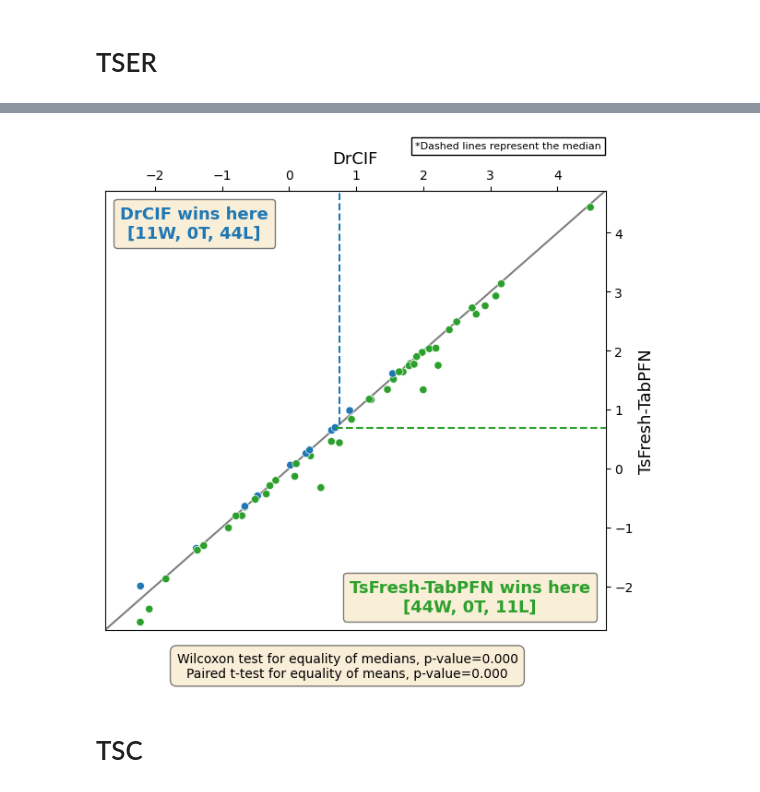
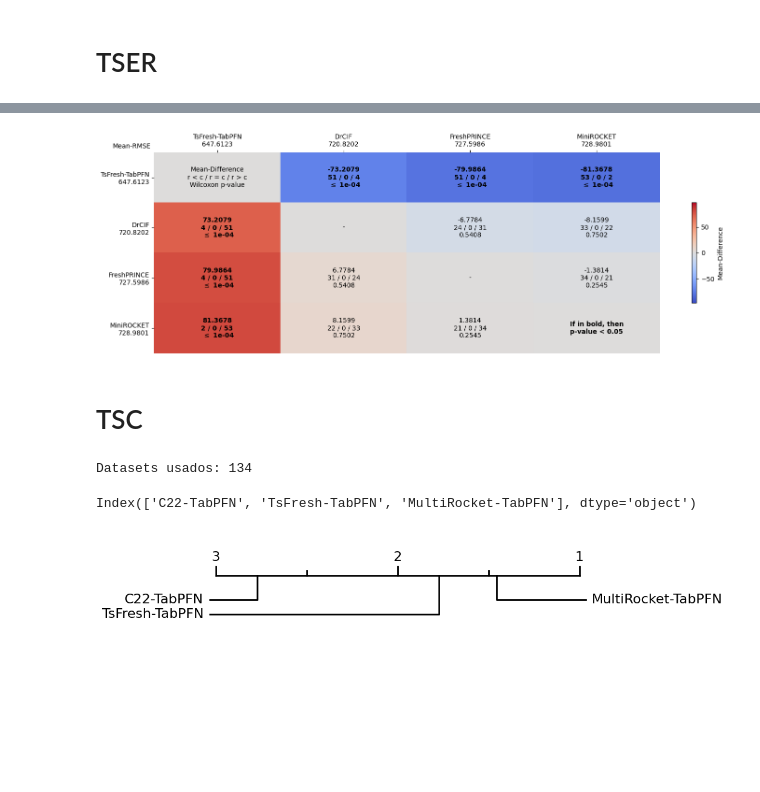
Before and after one commit to gabrielcmerlin/TS2TabPFN, a Jupyter notebook: results.ipynb, the cells around one changed output, grey strips where cells are left out. Saved outputs shown, nothing was run; the diff lists cells and outputs as text; code cells hidden in the pictures; blank space fills up the shorter version.

```diff
--- a/results.ipynb
+++ b/results.ipynb
@@ -76,7 +51,7 @@ model_files = {
     "InceptionT": 'tser/' + "results/InceptionT.csv",
     "MultiROCKET": 'tser/' + "results/MultiROCKET.csv",
     "RotF": 'tser/' + "results/RotF.csv",
-    "TSF": 'tser/' + "results/TSF.csv",
+    # "TSF": 'tser/' + "results/TSF.csv",
     # "RandF": 'tser/' + "results/RandF.csv",
     # "ResNet": 'tser/' + "results/ResNet.csv",
     # "Ridge": 'tser/' + "results/Ridge.csv",
@@ -112,7 +80,0 @@ combined = combined.dropna()
-# %%
-combined = pd.DataFrame(results)
-
-# Remover datasets que não estejam presentes em todos
-combined = combined.dropna()
-
-print("Datasets usados:", len(combined))
@@ -141,41 +93,19 @@ plt.show()
 # %%
-# 1. Carregar os DataFrames
-df_tabpfn = pd.read_csv('tser/results/Tab_tsfresh.csv')
-df_baseline = pd.read_csv('tser/results/DrCIF.csv')
+combined = combined[['TsFresh-TabPFN','DrCIF','FreshPRINCE','MiniROCKET']]
 
-# 2. Selecionar e renomear colunas
-df_tabpfn = df_tabpfn.iloc[:, [0, 1]]
-df_baseline = df_baseline.iloc[:, [0, 1]]
-df_tabpfn.columns = ['dataset', 'res_tabpfn']
-df_baseline.columns = ['dataset', 'res_baseline']
-
-# 3. Alinhamento automático (Merge)
-df_merged = pd.merge(df_tabpfn, df_baseline, on='dataset').dropna()
-
-# 4. Extrair e aplicar Log10
-# Usamos log10 para que os eixos representem ordens de magnitude (1, 10, 100...)
-results_tabpfn_log = np.log10(df_merged['res_tabpfn'].values + 1e-6)
-results_baseline_log = np.log10(df_merged['res_baseline'].values + 1e-6)
-
-# 5. Gerar o gráfico
-fig, ax = plot_pairwise_scatter(
-    results_a=results_baseline_log,
-    results_b=results_tabpfn_log,
-    method_a="DrCIF",
-    method_b="TsFresh-TabPFN",
-    metric="Log10(Error)",
-    lower_better=True,
-    statistic_tests=True,
-    best_on_top=True,
-    figsize=(7, 7)
+fig = generate_mcm(
+    metrics=combined,
+    used_statistic="RMSE",
+    order_better="increasing",
+    order_WinTieLoss="lower",
+    win_label="r < c",
+    loss_label="r > c",
+    tie_label="r = c",
+    colormap="coolwarm"
 )
 
-# Ajuste fino: melhorar os labels dos eixos para indicar que é escala log
-ax.set_xlabel("DrCIF")
-ax.set_ylabel("TsFresh-TabPFN")
-
 fig.show()
 # %% [output]
-[figure, old version]
+[figure, new version]
 # %% [markdown]
 # TSC
@@ -182,3 +119,30 @@ fig.show()
+# %%
+results = {}
+
+for model_name, path in my_models.items():
+    # 1. Carregar garantindo o índice
+    df = pd.read_csv(path, index_col=0)
+    df.index = df.index.astype(str)
+
+    # 2. Extrair apenas colunas numéricas e calcular a média
+    mean_scores = df.select_dtypes(include="number").mean(axis=1)
+    results[model_name] = mean_scores
+
+# 3. Criar o DataFrame (Equivalente ao seu template de métricas)
+combined = pd.DataFrame(results).dropna()
+
+print("Datasets usados:", len(combined))
+# %% [output]
+Datasets usados: 134
+# %%
+fig = critical_difference_diagram(
+    metrics=combined,
+    test='wilcoxon',
+    alpha=0.05
+)
+# %% [output]
+Index(['C22-TabPFN', 'TsFresh-TabPFN', 'MultiRocket-TabPFN'], dtype='object')
+[figure, added]
 # %%
 UNI_BASE = "/home/gcmerlin/exp/tabpfn-for-tsc-tser/tsc/results/Univariate"
 MULTI_BASE = "/home/gcmerlin/exp/tabpfn-for-tsc-tser/tsc/results/Multivariate"
```
Also changed, not shown: parts of 15 cells of this notebook, 6 other files.
